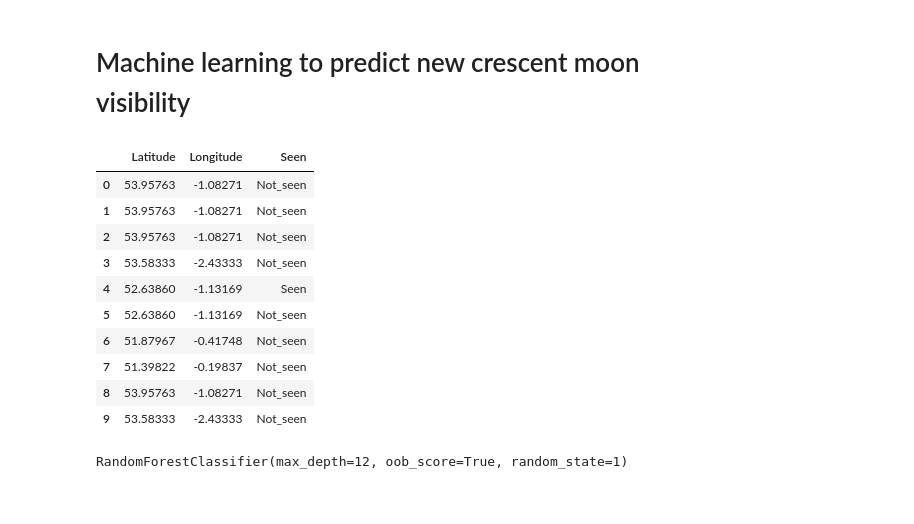
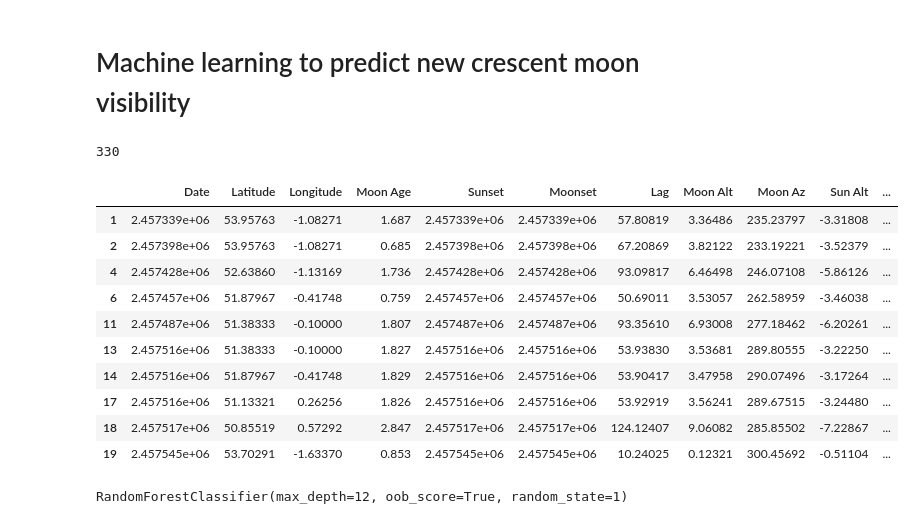
Before and after one commit to EmmaAlexander/mphys-moon, a Jupyter notebook: Code/moon_visibility_ML testing.ipynb, the cells around one changed output. Saved outputs shown, nothing was run; the diff lists cells and outputs as text; code cells hidden in the pictures.

```diff
--- a/Code/moon_visibility_ML testing.ipynb
+++ b/Code/moon_visibility_ML testing.ipynb
@@ -14,33 +14,28 @@ from sklearn import metrics
 from sklearn.ensemble import RandomForestClassifier
 from sklearn.metrics import confusion_matrix
 from sklearn.metrics import ConfusionMatrixDisplay
-# %%
-data_file = '..\\Data\\icouk_sighting_data_with_params.csv'
-data = pd.read_csv(data_file)
-"""
-data = data.drop('Index', axis = 1)
-data = data.drop('W', axis = 1)
-data = data.drop('W\'', axis = 1)
-data = data.drop('q', axis = 1)
-data = data.drop('q\'', axis = 1)
-data = data.drop('Lag', axis = 1)
-"""
-data = data[["Latitude", "Longitude", "Seen"]]
-rand = np.random()
-data.insert(2,np.random.rand(1,data.shape[0]),"Random")
-data.head(10)
-# %% [output]
-|  | Latitude | Longitude | Seen |
-| 0 | 53.95763 | -1.08271 | Not_seen |
-| 1 | 53.95763 | -1.08271 | Not_seen |
-| 2 | 53.95763 | -1.08271 | Not_seen |
-| 3 | 53.58333 | -2.43333 | Not_seen |
-| 4 | 52.63860 | -1.13169 | Seen |
-| 5 | 52.63860 | -1.13169 | Not_seen |
-| 6 | 51.87967 | -0.41748 | Not_seen |
-| 7 | 51.39822 | -0.19837 | Not_seen |
-| 8 | 53.95763 | -1.08271 | Not_seen |
-| 9 | 53.58333 | -2.43333 | Not_seen |
+# %%
+data_file = '..\\Data\\icouk_sighting_data_with_params.csv'
+data = pd.read_csv(data_file)
+#print(data.head(5))
+data = data[data["Cloud Level"] <= 0.5]
+
+data = data.drop(["Index","q","W","q'","W'"], axis = 1)
+print(data.shape[0])
+data.head(10)
+# %% [output]
+330
+|  | Date | Latitude | Longitude | Moon Age | Sunset | Moonset | Lag | Moon Alt | Moon Az | Sun Alt | ... |
+| 1 | 2.457339e+06 | 53.95763 | -1.08271 | 1.687 | 2.457339e+06 | 2.457339e+06 | 57.80819 | 3.36486 | 235.23797 | -3.31808 | ... |
+| 2 | 2.457398e+06 | 53.95763 | -1.08271 | 0.685 | 2.457398e+06 | 2.457398e+06 | 67.20869 | 3.82122 | 233.19221 | -3.52379 | ... |
+| 4 | 2.457428e+06 | 52.63860 | -1.13169 | 1.736 | 2.457428e+06 | 2.457428e+06 | 93.09817 | 6.46498 | 246.07108 | -5.86126 | ... |
+| 6 | 2.457457e+06 | 51.87967 | -0.41748 | 0.759 | 2.457457e+06 | 2.457457e+06 | 50.69011 | 3.53057 | 262.58959 | -3.46038 | ... |
+| 11 | 2.457487e+06 | 51.38333 | -0.10000 | 1.807 | 2.457487e+06 | 2.457487e+06 | 93.35610 | 6.93008 | 277.18462 | -6.20261 | ... |
+| 13 | 2.457516e+06 | 51.38333 | -0.10000 | 1.827 | 2.457516e+06 | 2.457516e+06 | 53.93830 | 3.53681 | 289.80555 | -3.22250 | ... |
+| 14 | 2.457516e+06 | 51.87967 | -0.41748 | 1.829 | 2.457516e+06 | 2.457516e+06 | 53.90417 | 3.47958 | 290.07496 | -3.17264 | ... |
+| 17 | 2.457516e+06 | 51.13321 | 0.26256 | 1.826 | 2.457516e+06 | 2.457516e+06 | 53.92919 | 3.56241 | 289.67515 | -3.24480 | ... |
+| 18 | 2.457517e+06 | 50.85519 | 0.57292 | 2.847 | 2.457517e+06 | 2.457517e+06 | 124.12407 | 9.06082 | 285.85502 | -7.22867 | ... |
+| 19 | 2.457545e+06 | 53.70291 | -1.63370 | 0.853 | 2.457545e+06 | 2.457545e+06 | 10.24025 | 0.12321 | 300.45692 | -0.51104 | ... |
 # %%
 # Visualising a couple of variables.
 variable_list =  data.columns.tolist() #['Hijri year', 'Month', 'Seen?','Lat','Lon']
```
Also changed, not shown: parts of 9 cells of this notebook, 13 other files.
